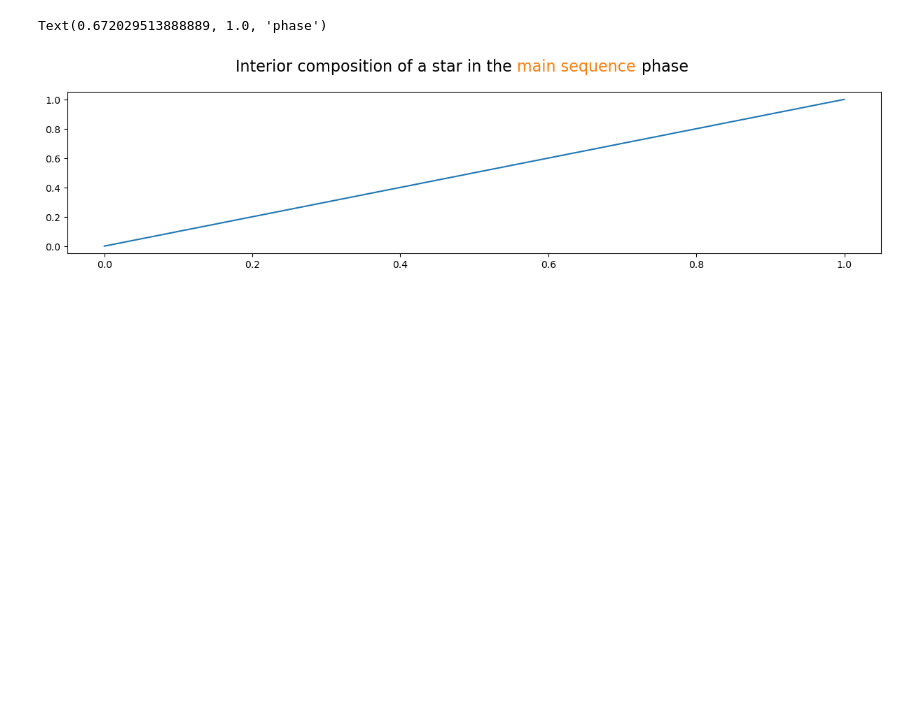
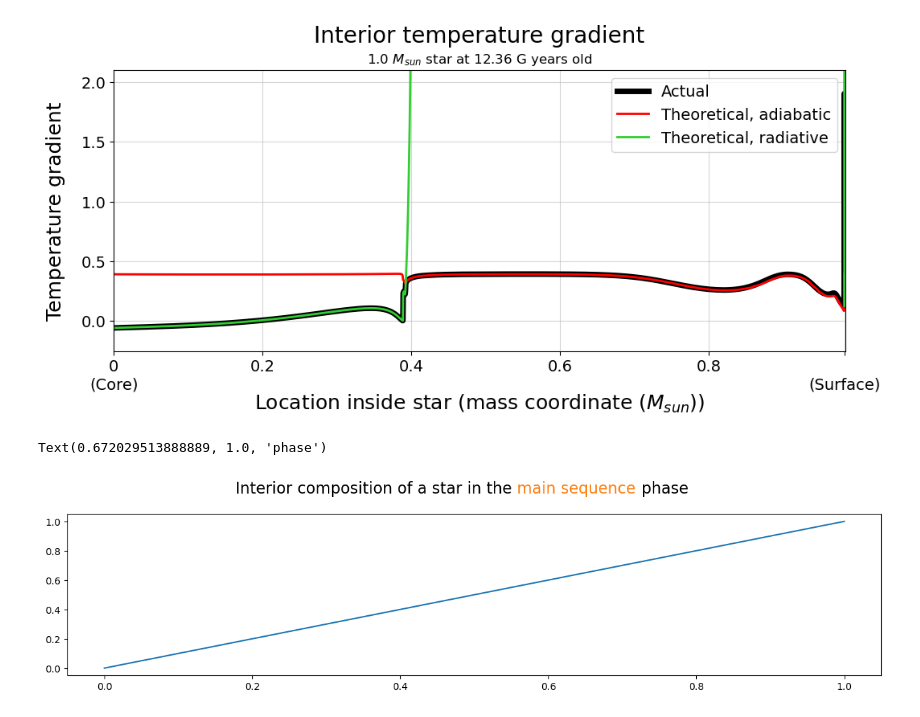
Before and after one commit to johnmomberg/Gayley_Stellar_Evolution_Textbook, a Jupyter notebook: test.ipynb, the cells around one changed output. Drawn from its saved outputs; the diff is of its cells as text; code cells hidden in the pictures; blank space fills up the shorter version.

```diff
--- a/test.ipynb
+++ b/test.ipynb
@@ -14,3 +16,15 @@ import utils.plotting as plotting
+# %%
+
+
+
+history = load_data.load_history(1.0)
+profile = load_data.load_profile(1.0, history, index=5000)
+# %%
+
+importlib.reload(profile_plotting)
+fig = profile_plotting.ProfilePlot.tempgrad(profile, ui_options.PROFILEXAXIS_MASS)
+# %% [output]
+[figure, added]
 # %%
 import matplotlib.pyplot as plt
 from matplotlib.textpath import TextPath
```
Also changed, not shown: parts of 1 cell of this notebook, 3 other files.
